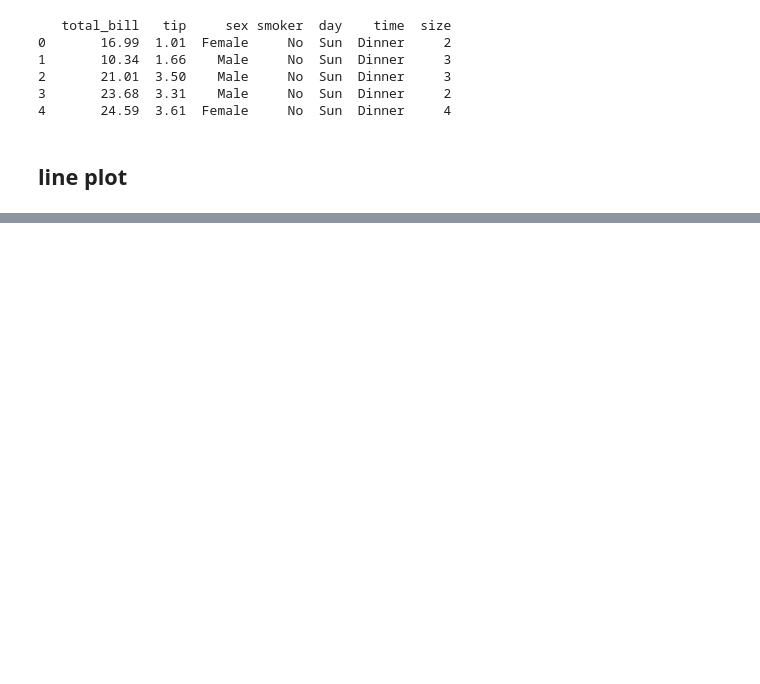
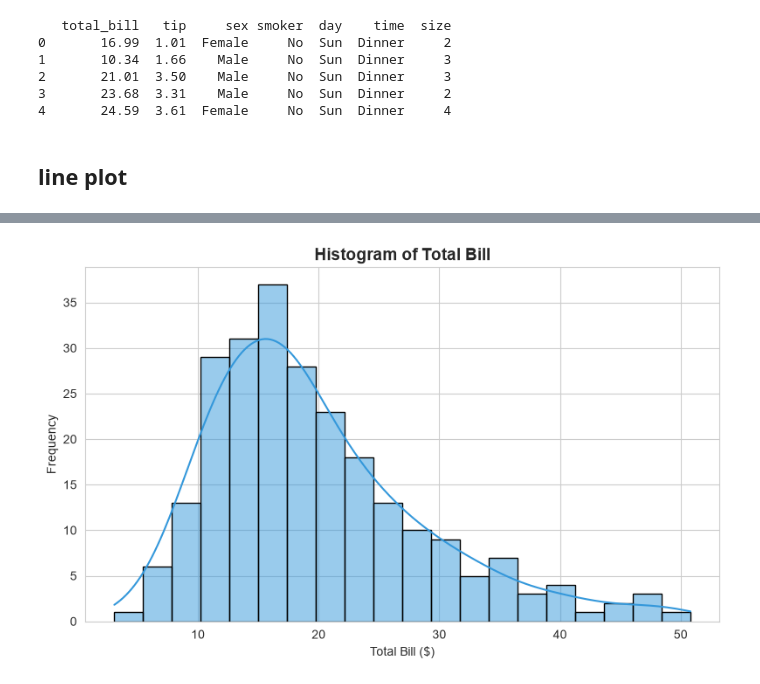
Before and after one commit to nayab-gull-it/ai_practice, a Jupyter notebook: notebook_notes/Week5_Lect2.ipynb, the cells around one changed output, grey strips where cells are left out. Saved outputs shown, nothing was run; the diff lists cells and outputs as text; code cells hidden in the pictures; blank space fills up the shorter version.

```diff
--- a/notebook_notes/Week5_Lect2.ipynb
+++ b/notebook_notes/Week5_Lect2.ipynb
@@ -380,0 +381,17 @@ plt.show()
+# %%
+os.makedirs("plots", exist_ok=True)
+
+sns.set_style("whitegrid")
+
+plt.figure(figsize=(8, 5))
+
+sns.histplot(df['total_bill'], bins=20, color="#3498DB", edgecolor="black", kde=True)
+
+plt.title('Histogram of Total Bill', fontsize=14, fontweight='bold')
+plt.xlabel('Total Bill ($)')
+plt.ylabel('Frequency')
+plt.tight_layout()
+plt.savefig('plots/histogram_total_bill.png', dpi=300, bbox_inches='tight')
+plt.show()
+# %% [output]
+[figure, added]
```
Also changed, not shown: parts of 13 cells of this notebook, 14 other files.
